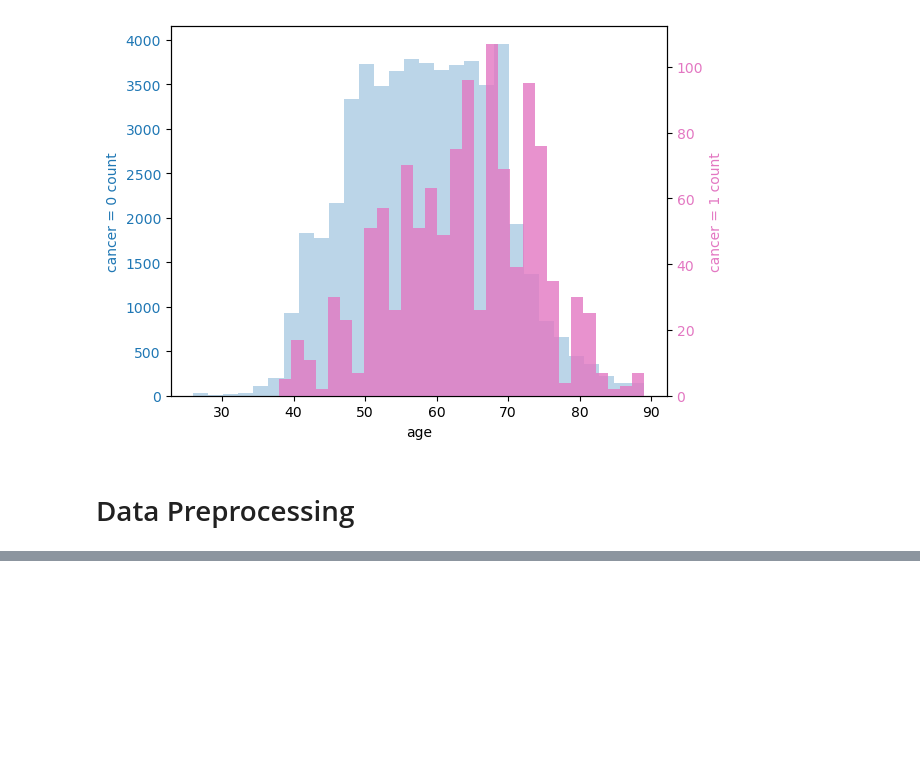
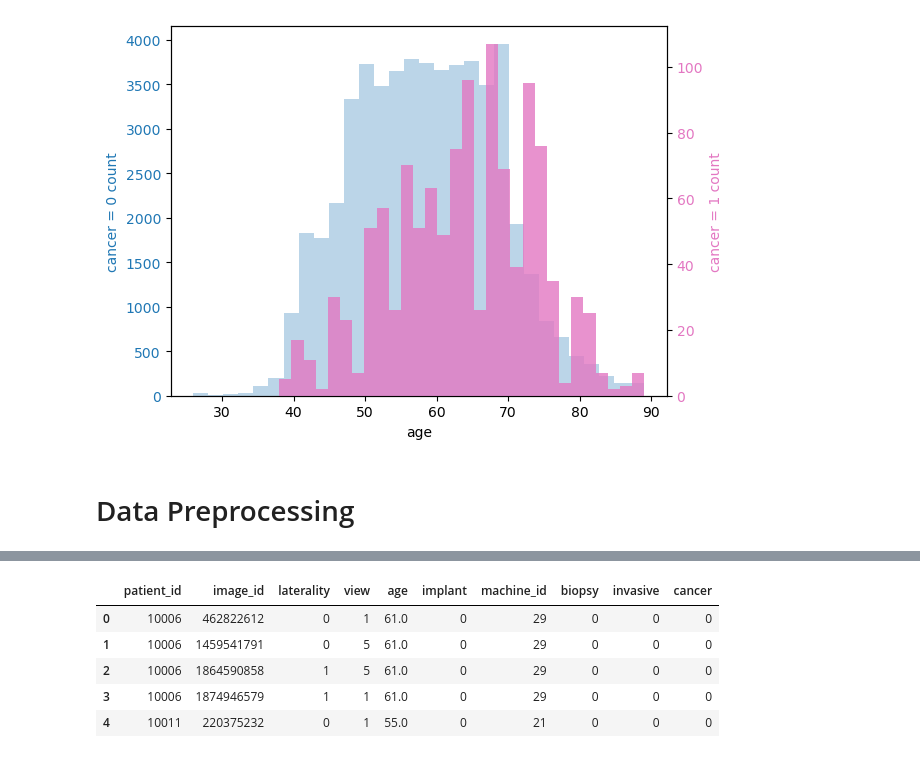
Before and after one commit to madhusudan-deshpande/breast-cancer-detection, a Jupyter notebook: EDA_and_Preprocessing.ipynb, the cells around one changed output, grey strips where cells are left out. Cells and saved outputs as stored; diff of their text form; code cells hidden in the pictures; blank space fills up the shorter version.

```diff
--- a/EDA_and_Preprocessing.ipynb
+++ b/EDA_and_Preprocessing.ipynb
@@ -379,0 +430,20 @@ plt.show()
+# %%
+# Replacing missing values in age
+train_df['age'] = train_df['age'].fillna(round(train_df['age'].mean()))
+# %%
+# Applying LabelEncoder on the categorical columns
+
+le_laterality = LabelEncoder()
+le_view = LabelEncoder()
+
+train_df['laterality'] = le_laterality.fit_transform(train_df['laterality'])
+train_df['view'] = le_view.fit_transform(train_df['view'])
+
+train_df.head()
+# %% [output]
+|  | patient_id | image_id | laterality | view | age | implant | machine_id | biopsy | invasive | cancer |
+| 0 | 10006 | 462822612 | 0 | 1 | 61.0 | 0 | 29 | 0 | 0 | 0 |
+| 1 | 10006 | 1459541791 | 0 | 5 | 61.0 | 0 | 29 | 0 | 0 | 0 |
+| 2 | 10006 | 1864590858 | 1 | 5 | 61.0 | 0 | 29 | 0 | 0 | 0 |
+| 3 | 10006 | 1874946579 | 1 | 1 | 61.0 | 0 | 29 | 0 | 0 | 0 |
+| 4 | 10011 | 220375232 | 0 | 1 | 55.0 | 0 | 21 | 0 | 0 | 0 |
```
Also changed, not shown: parts of 13 cells of this notebook.
